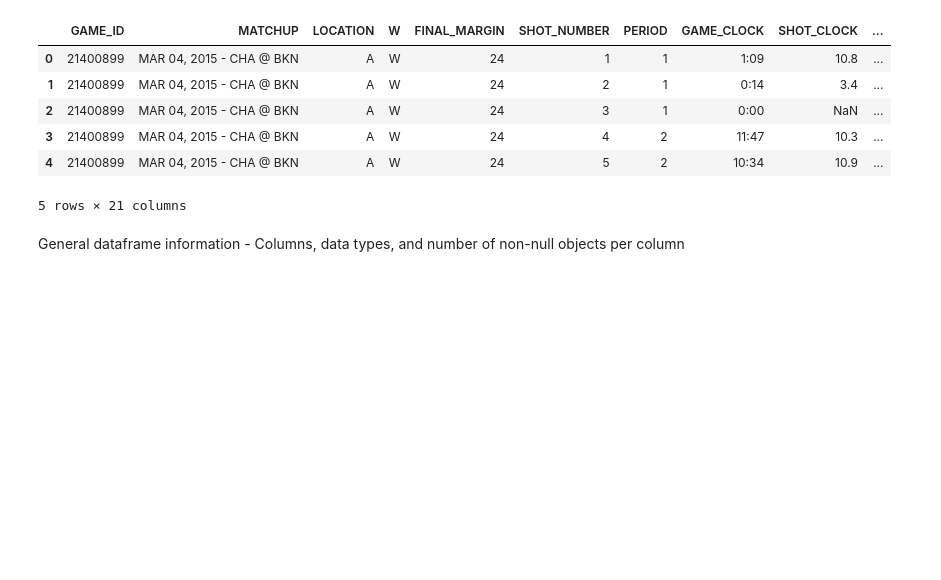
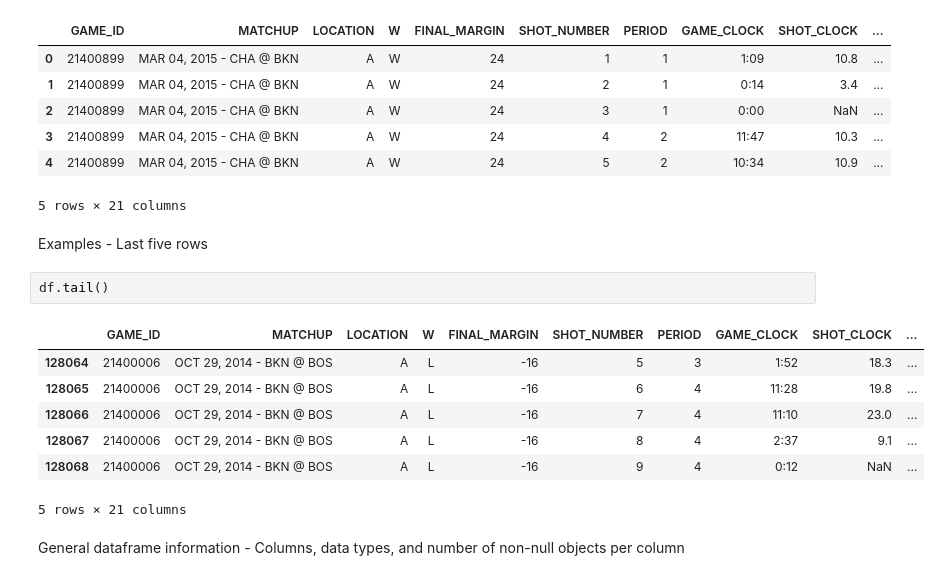
Before and after one commit to rejsafranko/Predicting-NBA-Shots, a Jupyter notebook: notebooks/NBAShotLogs_exploration.ipynb, the cells around one changed output. Drawn from its saved outputs; the diff is of its cells as text; blank space fills up the shorter version.

```diff
--- a/notebooks/NBAShotLogs_exploration.ipynb
+++ b/notebooks/NBAShotLogs_exploration.ipynb
@@ -28,6 +28,18 @@ df.head()
 | 3 | 21400899 | MAR 04, 2015 - CHA @ BKN | A | W | 24 | 4 | 2 | 11:47 | 10.3 | ... |
 | 4 | 21400899 | MAR 04, 2015 - CHA @ BKN | A | W | 24 | 5 | 2 | 10:34 | 10.9 | ... |
 5 rows × 21 columns
+# %% [markdown]
+Examples - Last five rows
+# %%
+df.tail()
+# %% [output]
+|  | GAME_ID | MATCHUP | LOCATION | W | FINAL_MARGIN | SHOT_NUMBER | PERIOD | GAME_CLOCK | SHOT_CLOCK | ... |
+| 128064 | 21400006 | OCT 29, 2014 - BKN @ BOS | A | L | -16 | 5 | 3 | 1:52 | 18.3 | ... |
+| 128065 | 21400006 | OCT 29, 2014 - BKN @ BOS | A | L | -16 | 6 | 4 | 11:28 | 19.8 | ... |
+| 128066 | 21400006 | OCT 29, 2014 - BKN @ BOS | A | L | -16 | 7 | 4 | 11:10 | 23.0 | ... |
+| 128067 | 21400006 | OCT 29, 2014 - BKN @ BOS | A | L | -16 | 8 | 4 | 2:37 | 9.1 | ... |
+| 128068 | 21400006 | OCT 29, 2014 - BKN @ BOS | A | L | -16 | 9 | 4 | 0:12 | NaN | ... |
+5 rows × 21 columns
 # %% [markdown]
 General dataframe information - Columns, data types, and number of non-null objects per column
 # %%
```
Also changed, not shown: parts of 21 cells of this notebook.
